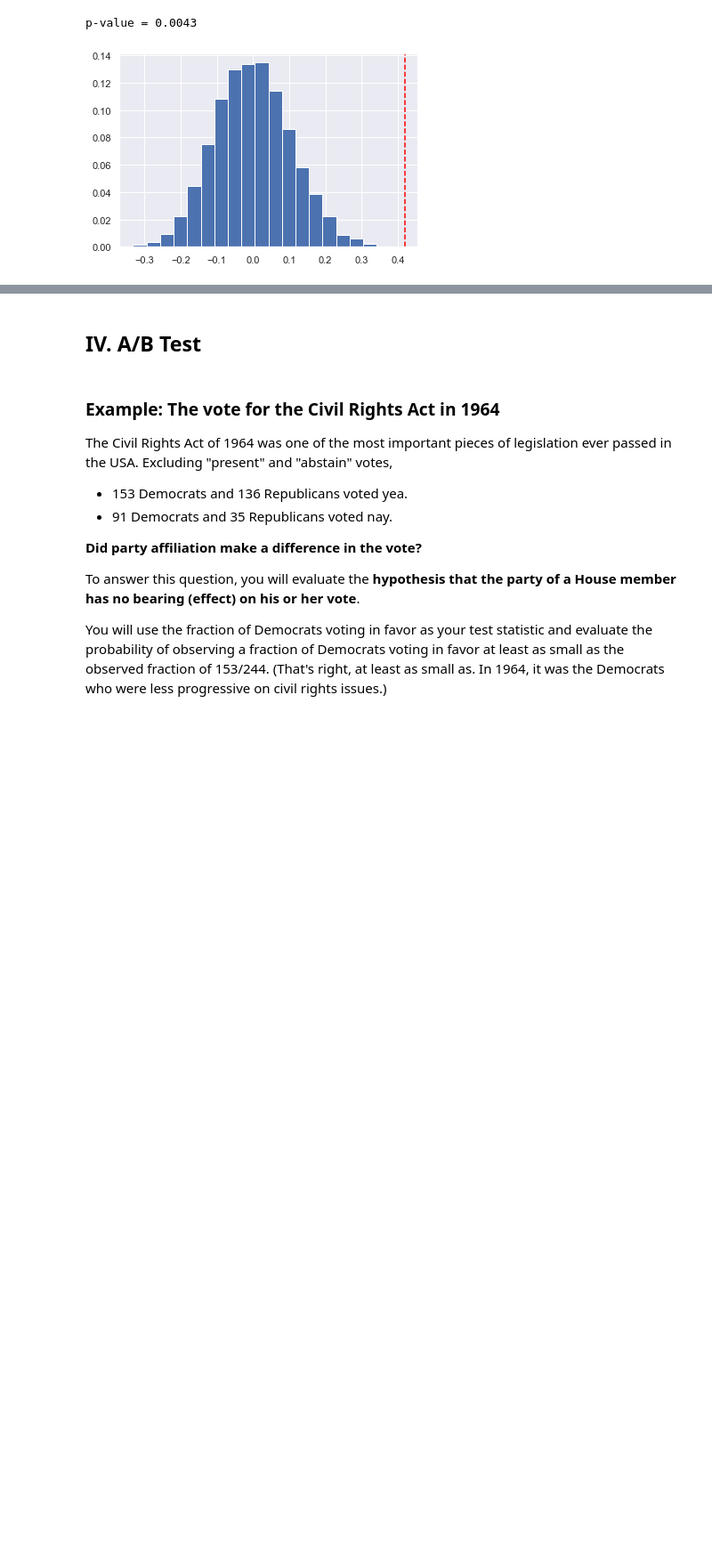
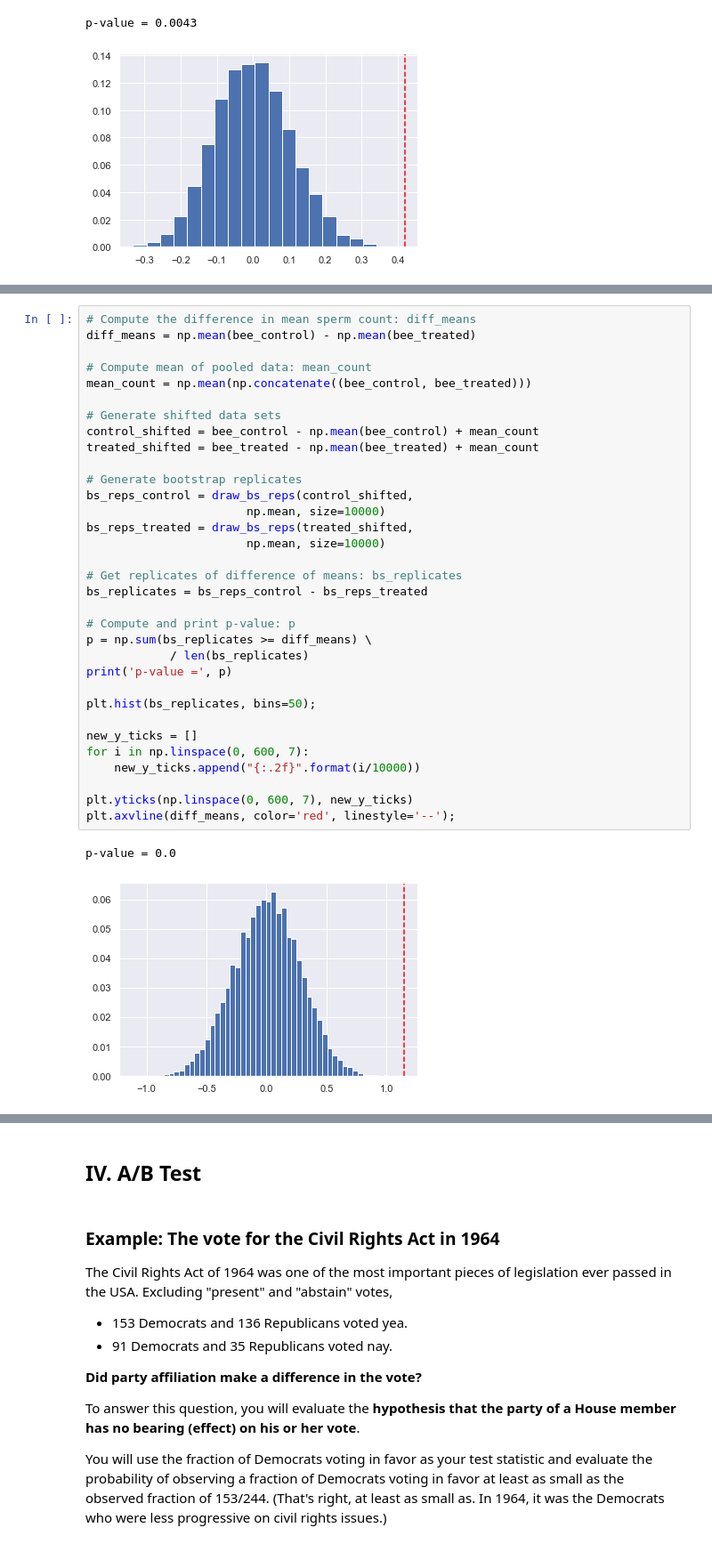
Before and after one commit to Alex-YuZ/Statistics-using-python, a Jupyter notebook: Statistical_Thinking_in_Python_II.ipynb, the cells around one changed output, grey strips where cells are left out. Shown at 89% size. Drawn from its saved outputs; the diff is of its cells as text; blank space fills up the shorter version.

```diff
--- a/Statistical_Thinking_in_Python_II.ipynb
+++ b/Statistical_Thinking_in_Python_II.ipynb
@@ -725,0 +746,36 @@ p-value = 0.0043
+# %%
+# Compute the difference in mean sperm count: diff_means
+diff_means = np.mean(bee_control) - np.mean(bee_treated)
+
+# Compute mean of pooled data: mean_count
+mean_count = np.mean(np.concatenate((bee_control, bee_treated)))
+
+# Generate shifted data sets
+control_shifted = bee_control - np.mean(bee_control) + mean_count
+treated_shifted = bee_treated - np.mean(bee_treated) + mean_count
+
+# Generate bootstrap replicates
+bs_reps_control = draw_bs_reps(control_shifted,
+                       np.mean, size=10000)
+bs_reps_treated = draw_bs_reps(treated_shifted,
+                       np.mean, size=10000)
+
+# Get replicates of difference of means: bs_replicates
+bs_replicates = bs_reps_control - bs_reps_treated
+
+# Compute and print p-value: p
+p = np.sum(bs_replicates >= diff_means) \
+            / len(bs_replicates)
+print('p-value =', p)
+
+plt.hist(bs_replicates, bins=50);
+
+new_y_ticks = []
+for i in np.linspace(0, 600, 7):
+    new_y_ticks.append("{:.2f}".format(i/10000))
+
+plt.yticks(np.linspace(0, 600, 7), new_y_ticks)
+plt.axvline(diff_means, color='red', linestyle='--');
+# %% [output]
+p-value = 0.0
+[figure, added]
```
Also changed, not shown: parts of 22 cells of this notebook.
